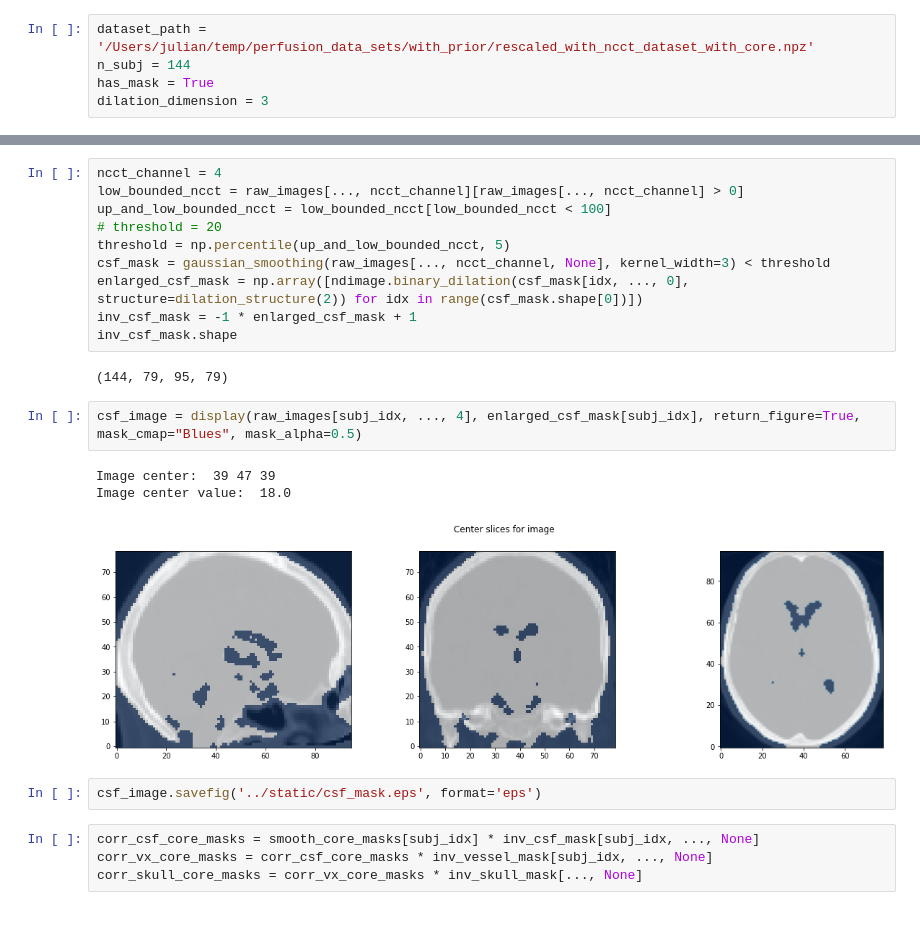
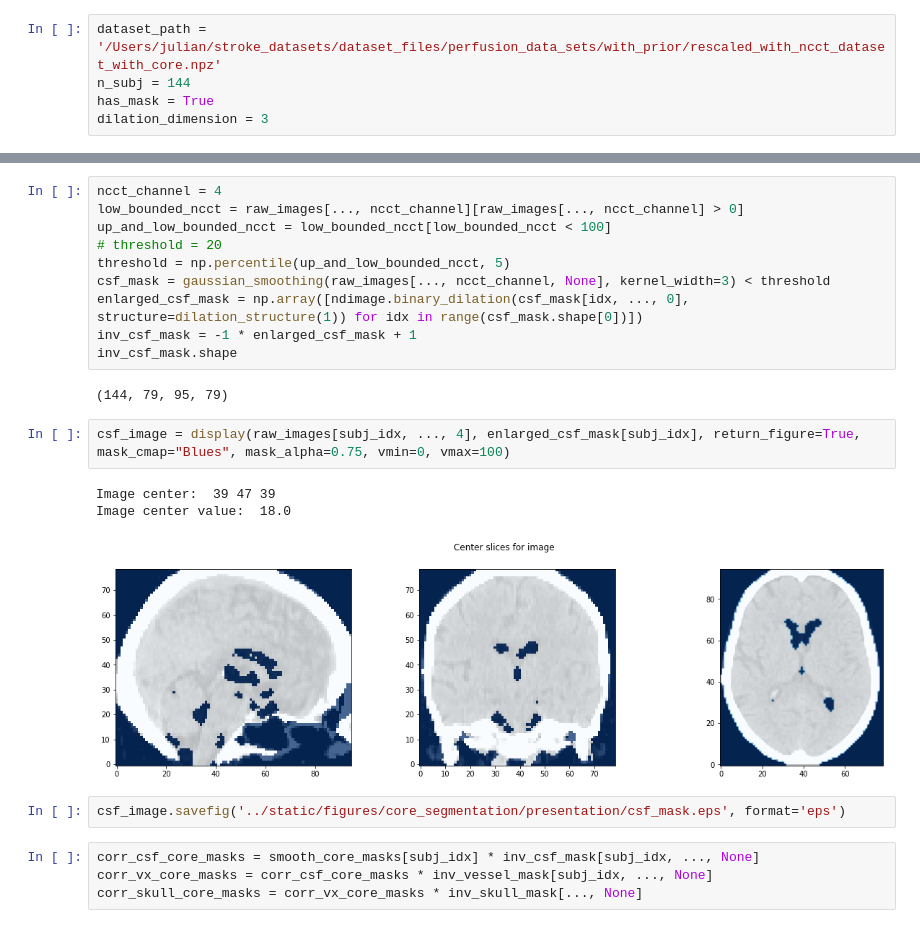
Before and after one commit to JulianKlug/PerfusionCT-Net, a Jupyter notebook: figure_notebooks/ischemic_core_segmentation_figure.ipynb, the cells around one changed output, grey strips where cells are left out. Saved outputs shown, nothing was run; the diff lists cells and outputs as text.

```diff
--- a/figure_notebooks/ischemic_core_segmentation_figure.ipynb
+++ b/figure_notebooks/ischemic_core_segmentation_figure.ipynb
@@ -11,5 +15,5 @@ import matplotlib.pyplot as plt
 # %%
-dataset_path = '/Users/julian/temp/perfusion_data_sets/with_prior/rescaled_with_ncct_dataset_with_core.npz'
+dataset_path = '/Users/julian/stroke_datasets/dataset_files/perfusion_data_sets/with_prior/rescaled_with_ncct_dataset_with_core.npz'
 n_subj = 144
 has_mask = True
 dilation_dimension = 3
@@ -197,19 +261,19 @@ up_and_low_bounded_ncct = low_bounded_ncct[low_bounded_ncct < 100]
 # threshold = 20
 threshold = np.percentile(up_and_low_bounded_ncct, 5)
 csf_mask = gaussian_smoothing(raw_images[..., ncct_channel, None], kernel_width=3) < threshold
-enlarged_csf_mask = np.array([ndimage.binary_dilation(csf_mask[idx, ..., 0], structure=dilation_structure(2)) for idx in range(csf_mask.shape[0])])
+enlarged_csf_mask = np.array([ndimage.binary_dilation(csf_mask[idx, ..., 0], structure=dilation_structure(1)) for idx in range(csf_mask.shape[0])])
 inv_csf_mask = -1 * enlarged_csf_mask + 1
 inv_csf_mask.shape
 # %% [output]
 (144, 79, 95, 79)
 # %%
-csf_image = display(raw_images[subj_idx, ..., 4], enlarged_csf_mask[subj_idx], return_figure=True, mask_cmap="Blues", mask_alpha=0.5)
+csf_image = display(raw_images[subj_idx, ..., 4], enlarged_csf_mask[subj_idx], return_figure=True, mask_cmap="Blues", mask_alpha=0.75, vmin=0, vmax=100)
 # %% [output]
 Image center:  39 47 39
 Image center value:  18.0
-[figure, old version]
+[figure, new version]
 # %%
-csf_image.savefig('../static/csf_mask.eps', format='eps')
+csf_image.savefig('../static/figures/core_segmentation/presentation/csf_mask.eps', format='eps')
 # %%
 corr_csf_core_masks = smooth_core_masks[subj_idx] * inv_csf_mask[subj_idx, ..., None]
 corr_vx_core_masks = corr_csf_core_masks * inv_vessel_mask[subj_idx, ..., None]
```
Also changed, not shown: parts of 22 cells of this notebook, 5 other files.
